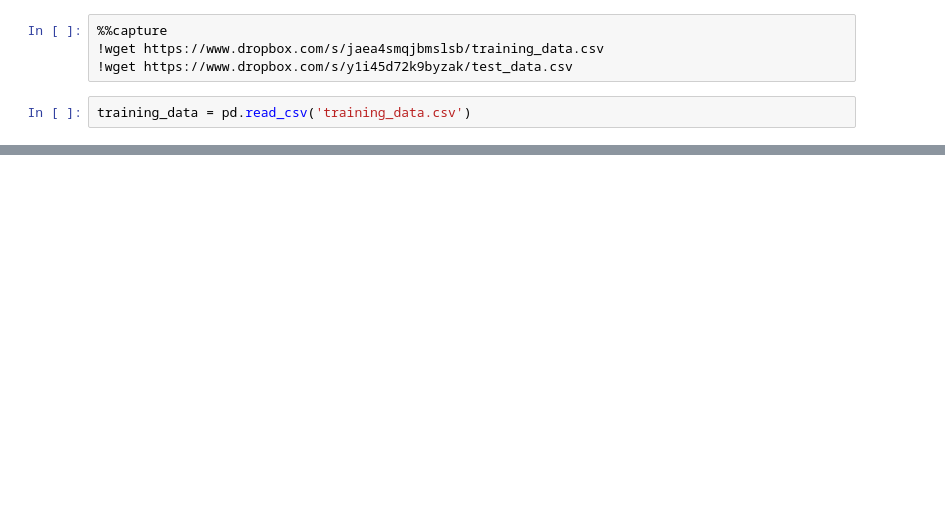
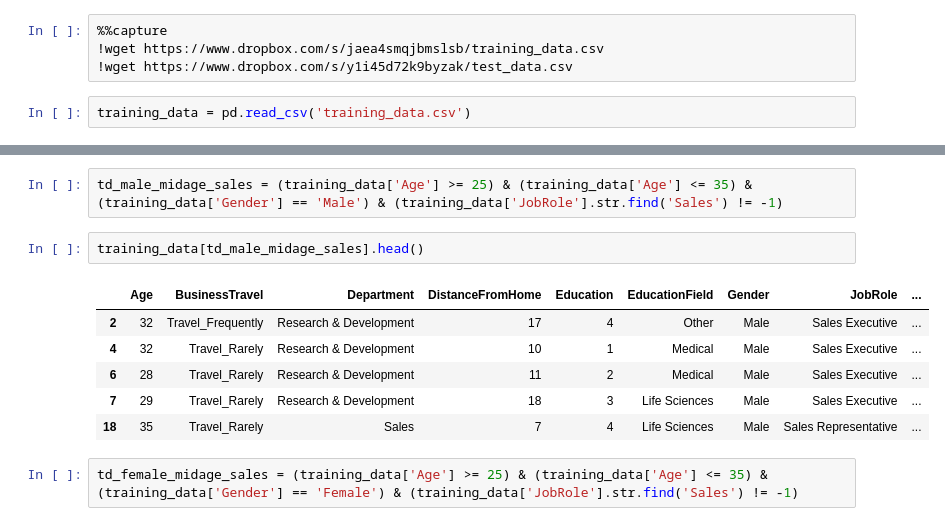
Before and after one commit to devourers/nn-semester, a Jupyter notebook: seminar1.ipynb, the cells around one changed output, grey strips where cells are left out. Drawn from its saved outputs; the diff is of its cells as text; blank space fills up the shorter version.

```diff
--- a/seminar1.ipynb
+++ b/seminar1.ipynb
@@ -24,3 +27,16 @@ training_data.sample(10, random_state=123)
 | 2942 | 32 | Travel_Frequently | Research & Development | 17 | 4 | Other | Male | Sales Executive | ... |
 | 43 | 18 | Travel_Rarely | Sales | 7 | 3 | Life Sciences | Male | Research Scientist | ... |
 | 2880 | 38 | Travel_Rarely | Sales | 8 | 2 | Marketing | Male | Research Scientist | ... |
+# %%
+td_male_midage_sales = (training_data['Age'] >= 25) & (training_data['Age'] <= 35) & (training_data['Gender'] == 'Male') & (training_data['JobRole'].str.find('Sales') != -1)
+# %%
+training_data[td_male_midage_sales].head()
+# %% [output]
+|  | Age | BusinessTravel | Department | DistanceFromHome | Education | EducationField | Gender | JobRole | ... |
+| 2 | 32 | Travel_Frequently | Research & Development | 17 | 4 | Other | Male | Sales Executive | ... |
+| 4 | 32 | Travel_Rarely | Research & Development | 10 | 1 | Medical | Male | Sales Executive | ... |
+| 6 | 28 | Travel_Rarely | Research & Development | 11 | 2 | Medical | Male | Sales Executive | ... |
+| 7 | 29 | Travel_Rarely | Research & Development | 18 | 3 | Life Sciences | Male | Sales Executive | ... |
+| 18 | 35 | Travel_Rarely | Sales | 7 | 4 | Life Sciences | Male | Sales Representative | ... |
+# %%
+td_female_midage_sales = (training_data['Age'] >= 25) & (training_data['Age'] <= 35) & (training_data['Gender'] == 'Female') & (training_data['JobRole'].str.find('Sales') != -1)
```
Also changed, not shown: parts of 17 cells of this notebook.
